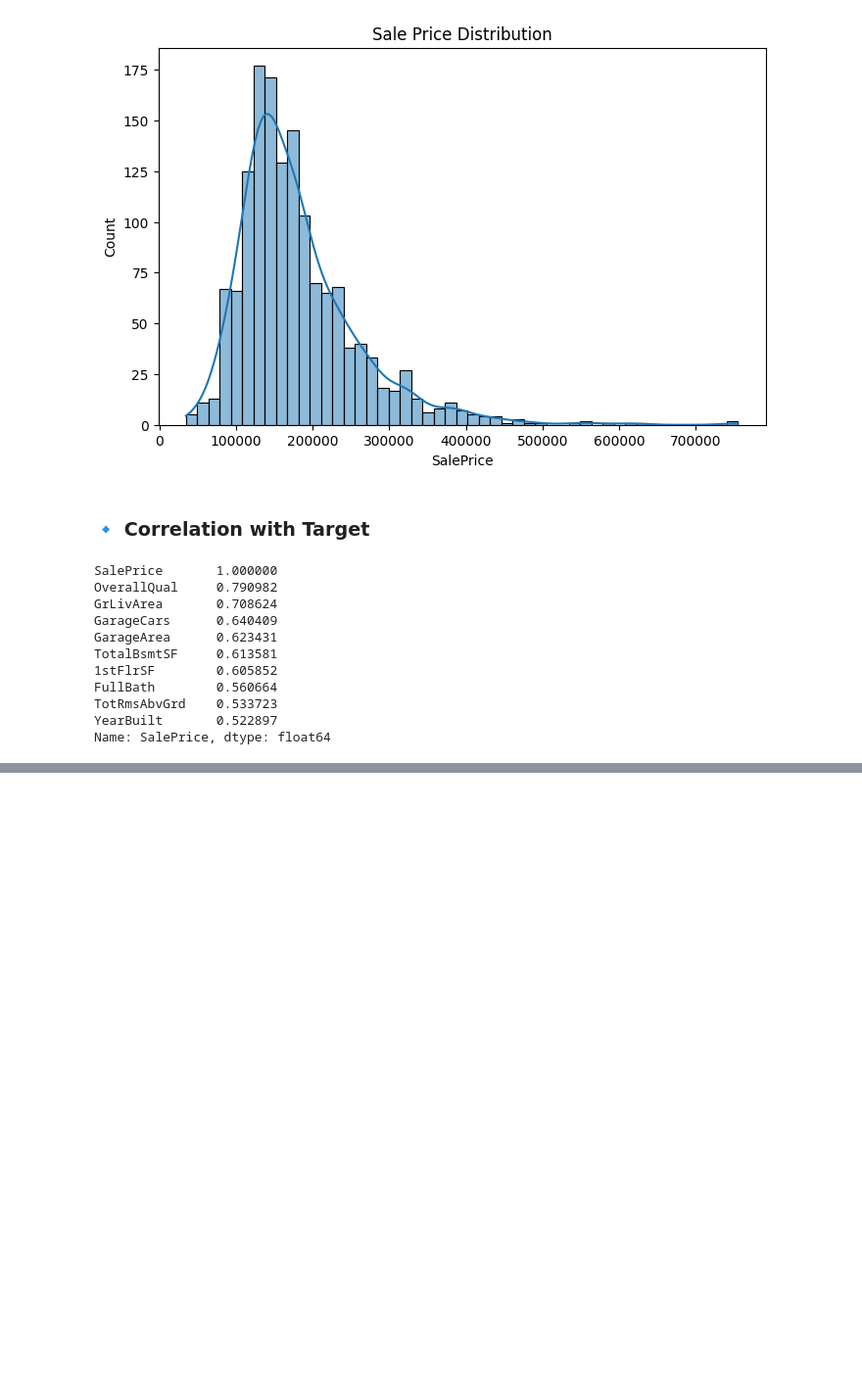
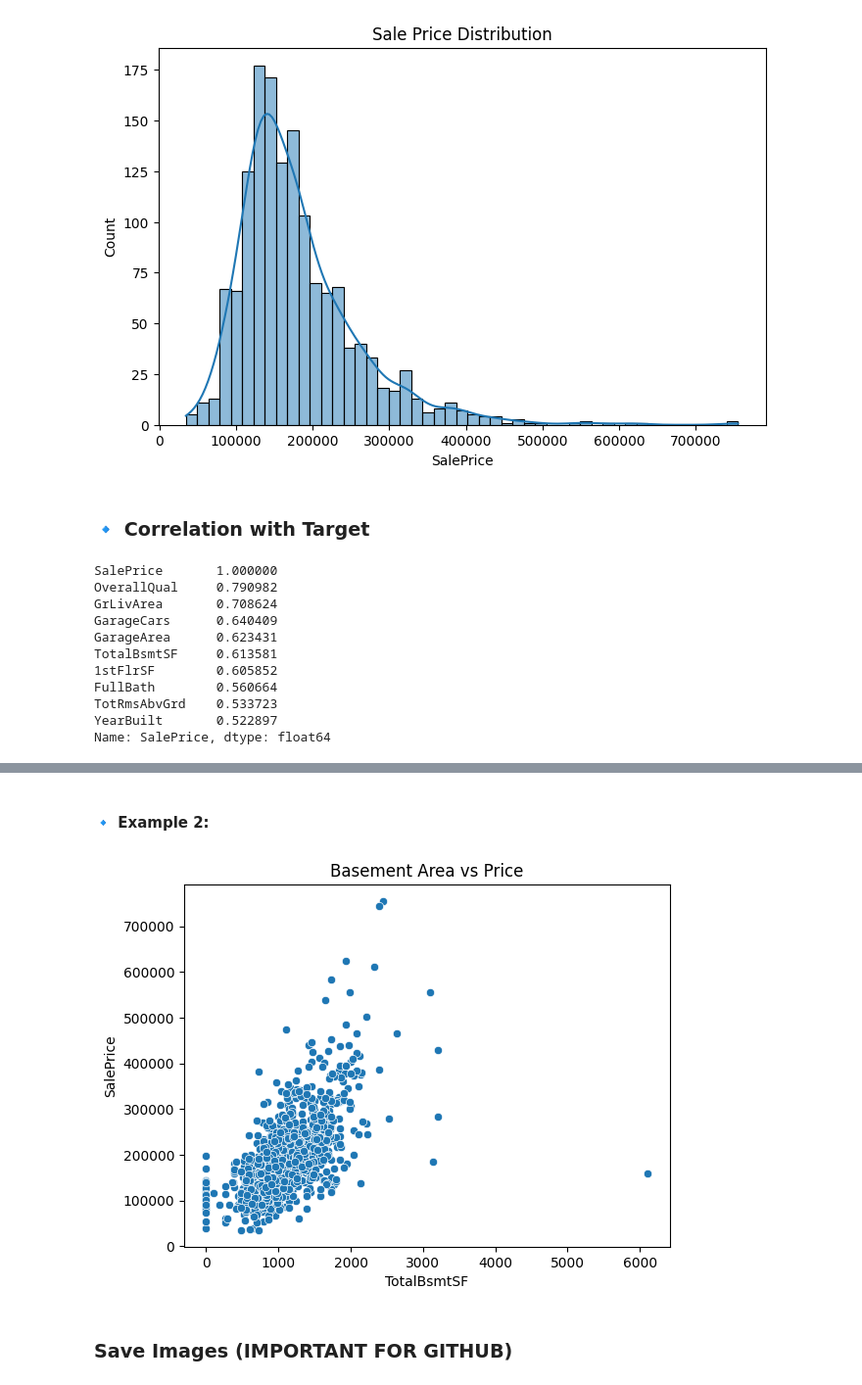
Before and after one commit to hafsakomal445/house-price-prediction-ml, a Jupyter notebook: notebooks/EDA.ipynb, the cells around one changed output, grey strips where cells are left out. Shown at 98% size. Drawn from its saved outputs; the diff is of its cells as text; code cells hidden in the pictures; blank space fills up the shorter version.

```diff
--- a/notebooks/EDA.ipynb
+++ b/notebooks/EDA.ipynb
@@ -135,0 +261,10 @@ Name: SalePrice, dtype: float64
+# %% [markdown]
+#### 🔹 Example 2:
+# %%
+sns.scatterplot(x=df['TotalBsmtSF'], y=df['SalePrice'])
+plt.title("Basement Area vs Price")
+plt.show()
+# %% [output]
+[figure, added]
+# %% [markdown]
+### Save Images (IMPORTANT FOR GITHUB)
```
Also changed, not shown: parts of 49 cells of this notebook.
